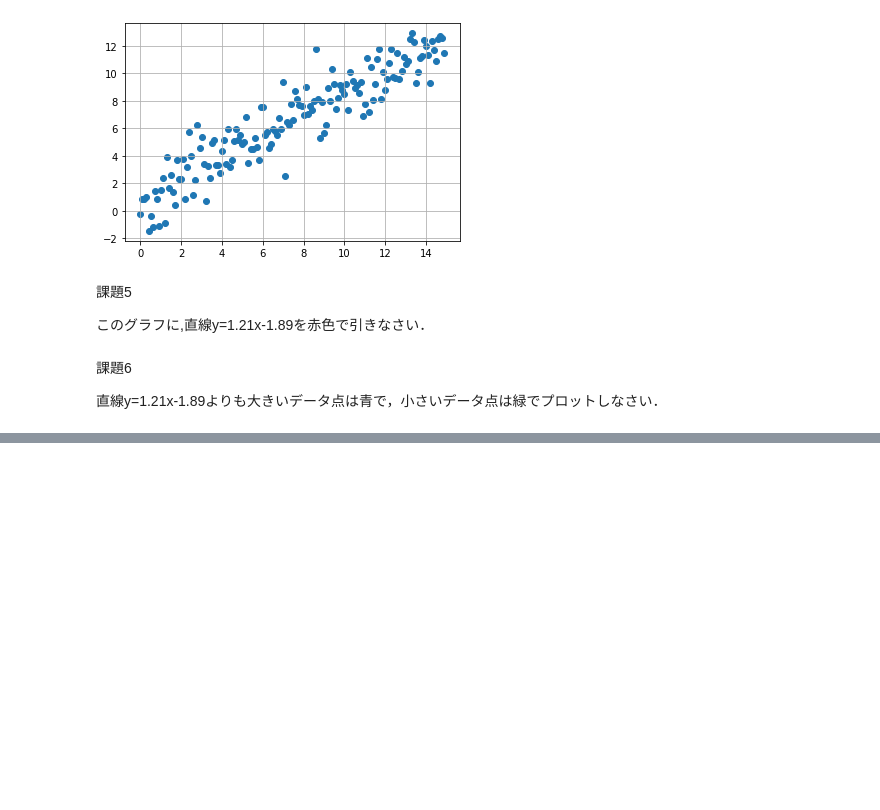
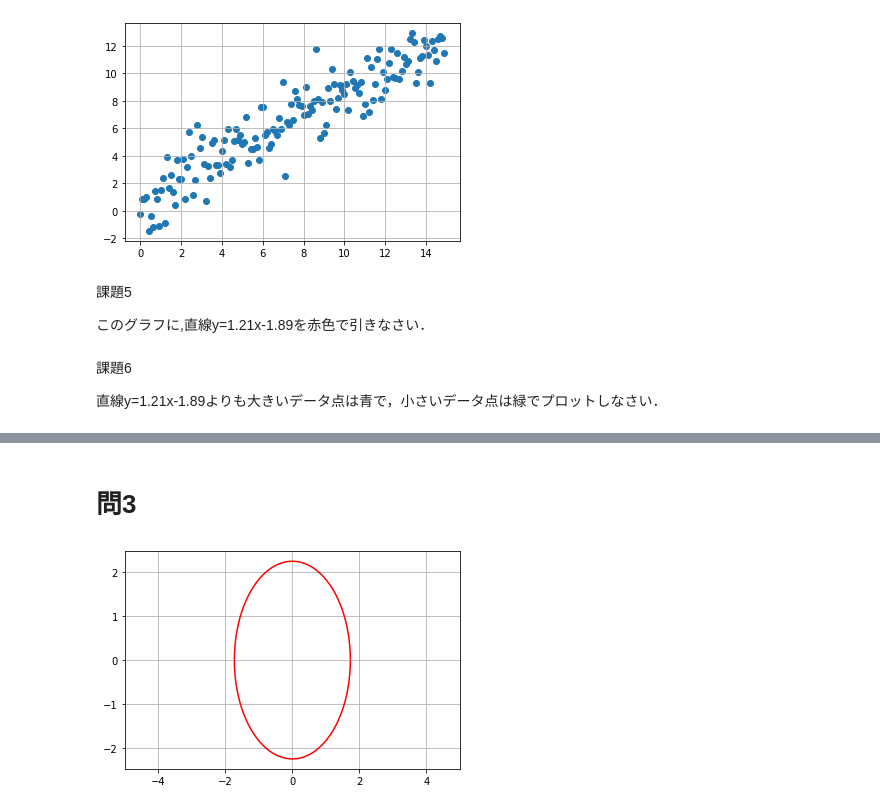
Before and after one commit to OedaLabClass/J4_Programming, a Jupyter notebook: Beginner_for_Python/matplotlib.ipynb, the cells around one changed output, grey strips where cells are left out. Saved outputs shown, nothing was run; the diff lists cells and outputs as text; code cells hidden in the pictures; blank space fills up the shorter version.

```diff
--- a/Beginner_for_Python/matplotlib.ipynb
+++ b/Beginner_for_Python/matplotlib.ipynb
@@ -394,0 +487,41 @@ plt.show()
+# %% [markdown]
+# 問3
+# %%
+import numpy as np
+import matplotlib.pyplot as plt
+
+###############
+# グラフ表示したい関数
+###############
+def mathfunc(x):
+    y = np.sqrt(-5/3 * x**2+5)
+    return y
+
+#######################
+# 作成した関数のグラフを表示する
+#######################
+
+# 定義域を設定
+xmin = -5.0
+xmax = 5.0
+num = 100000 # xminからxmaxまでをnum個で区切る
+x = np.linspace(xmin, xmax, num)
+
+# 関数から値域を取得
+y = mathfunc(x)
+
+# 点どうしを直線でつなぐ
+plt.plot(x, y, color = 'red')
+plt.plot(x, -y, color = 'red')
+
+
+# 適切な表示範囲を指定
+plt.xlim(xmin, xmax)
+
+# グリッド追加
+plt.grid(True)
+
+# 表示
+plt.show()
+# %% [output]
+[figure, added]
```
Also changed, not shown: parts of 11 cells of this notebook.
